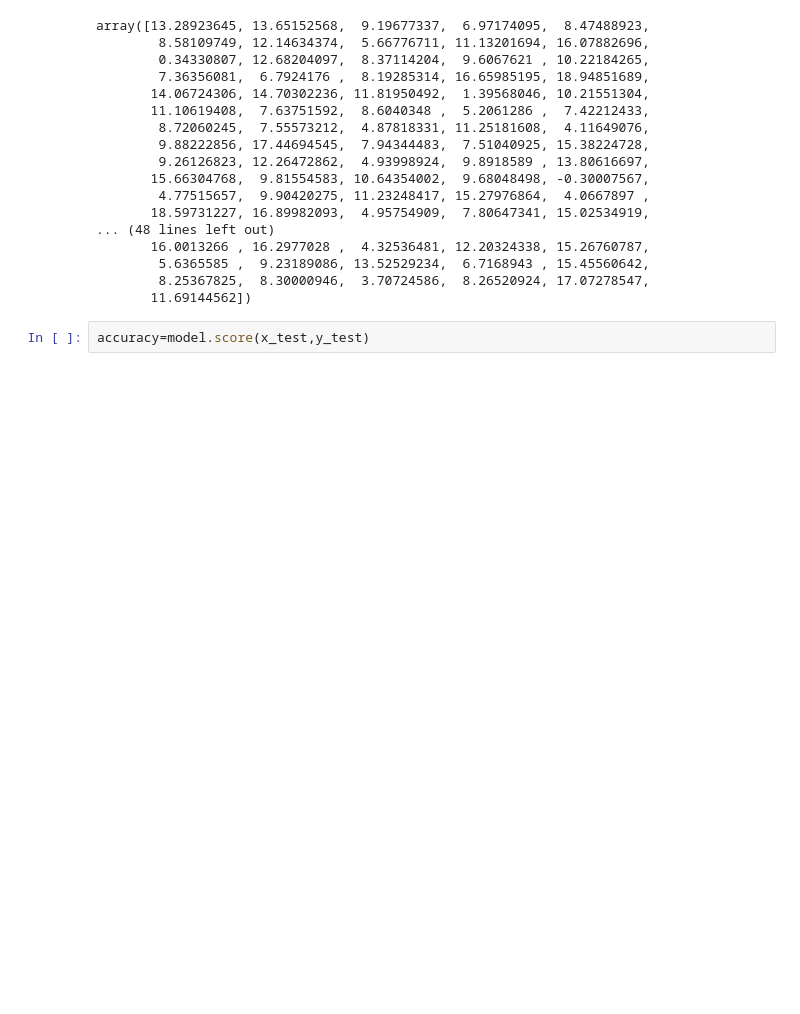
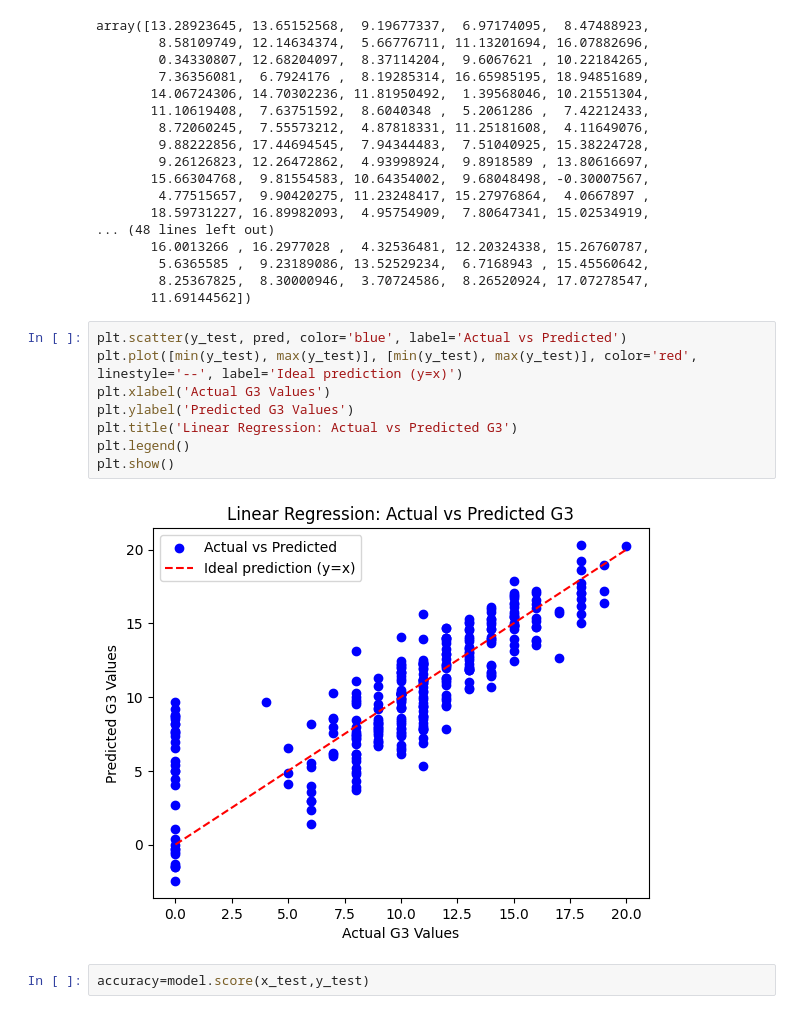
Before and after one commit to ZohaAsghar/Student-Performance, a Jupyter notebook: Student_Performance.ipynb, the cells around one changed output. Drawn from its saved outputs; the diff is of its cells as text; blank space fills up the shorter version.

```diff
--- a/Student_Performance.ipynb
+++ b/Student_Performance.ipynb
@@ -680,6 +679,16 @@ array([13.28923645, 13.65152568,  9.19677337,  6.97174095,  8.47488923,
         5.6365585 ,  9.23189086, 13.52529234,  6.7168943 , 15.45560642,
         8.25367825,  8.30000946,  3.70724586,  8.26520924, 17.07278547,
        11.69144562])
+# %%
+plt.scatter(y_test, pred, color='blue', label='Actual vs Predicted')
+plt.plot([min(y_test), max(y_test)], [min(y_test), max(y_test)], color='red', linestyle='--', label='Ideal prediction (y=x)')
+plt.xlabel('Actual G3 Values')
+plt.ylabel('Predicted G3 Values')
+plt.title('Linear Regression: Actual vs Predicted G3')
+plt.legend()
+plt.show()
+# %% [output]
+[figure, added]
 # %%
 accuracy=model.score(x_test,y_test)
 # %%
```
Also changed, not shown: parts of 11 cells of this notebook.
